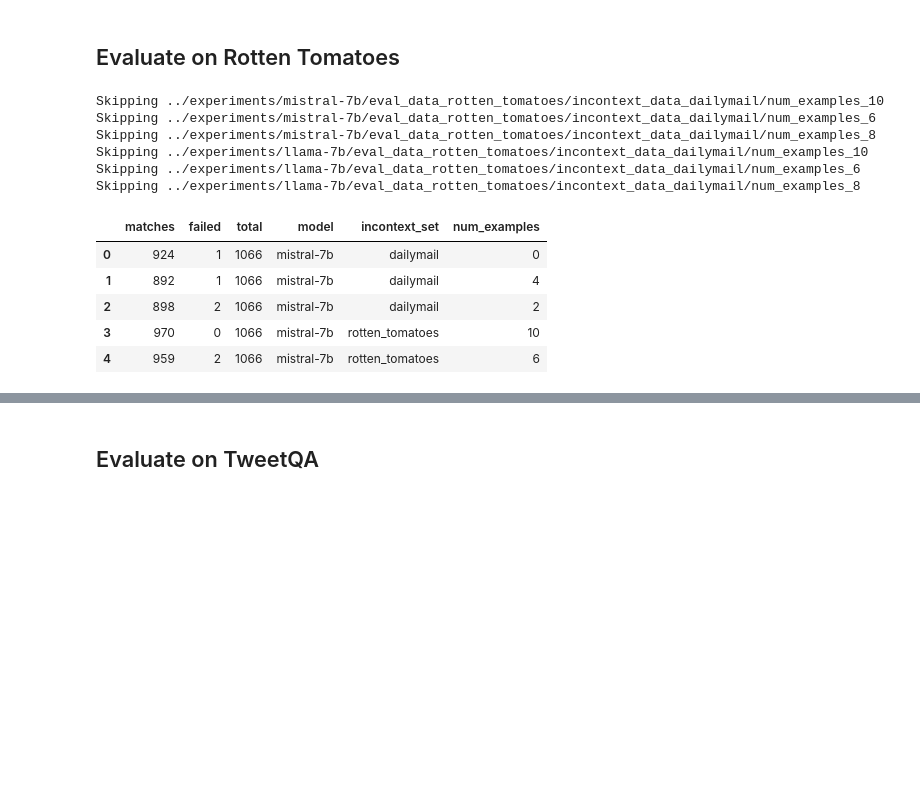
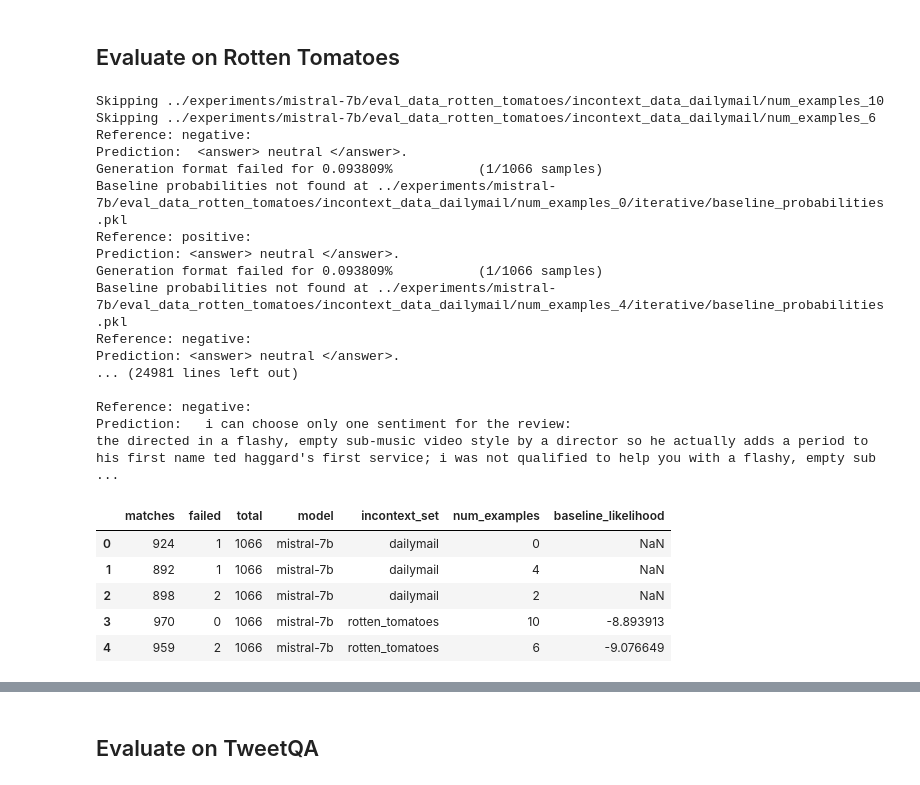
Before and after one commit to ivaxi0s/llm-task-switch, a Jupyter notebook: results/plot_metrics.ipynb, the cells around one changed output, grey strips where cells are left out. Saved outputs shown, nothing was run; the diff lists cells and outputs as text; code cells hidden in the pictures; blank space fills up the shorter version.

```diff
--- a/results/plot_metrics.ipynb
+++ b/results/plot_metrics.ipynb
@@ -335,19 +348,30 @@ plot_df_metrics(
 # %%
 rt = RottenTomatoesDataLoader()
 rt_reference_data = rt.load_test_reference()
-rt_results = get_results_for_evalset("rotten_tomatoes", rt_reference_data, use_cached=True)
+rt_results = get_results_for_evalset("rotten_tomatoes", rt_reference_data, use_cached=False)
 rt_results_df = pd.DataFrame.from_records(rt_results)
 rt_results_df.head()
 # %% [output]
 Skipping ../experiments/mistral-7b/eval_data_rotten_tomatoes/incontext_data_dailymail/num_examples_10
 Skipping ../experiments/mistral-7b/eval_data_rotten_tomatoes/incontext_data_dailymail/num_examples_6
-Skipping ../experiments/mistral-7b/eval_data_rotten_tomatoes/incontext_data_dailymail/num_examples_8
-Skipping ../experiments/llama-7b/eval_data_rotten_tomatoes/incontext_data_dailymail/num_examples_10
-Skipping ../experiments/llama-7b/eval_data_rotten_tomatoes/incontext_data_dailymail/num_examples_6
-Skipping ../experiments/llama-7b/eval_data_rotten_tomatoes/incontext_data_dailymail/num_examples_8
+Reference: negative:
+Prediction:  <answer> neutral </answer>.
+Generation format failed for 0.093809%           (1/1066 samples)
+Baseline probabilities not found at ../experiments/mistral-7b/eval_data_rotten_tomatoes/incontext_data_dailymail/num_examples_0/iterative/baseline_probabilities.pkl
+Reference: positive:
+Prediction: <answer> neutral </answer>.
+Generation format failed for 0.093809%           (1/1066 samples)
+Baseline probabilities not found at ../experiments/mistral-7b/eval_data_rotten_tomatoes/incontext_data_dailymail/num_examples_4/iterative/baseline_probabilities.pkl
+Reference: negative:
+Prediction: <answer> neutral </answer>.
+... (24981 lines left out)
+
+Reference: negative:
+Prediction:   i can choose only one sentiment for the review:
+the directed in a flashy, empty sub-music video style by a director so he actually adds a period to his first name ted haggard's first service; i was not qualified to help you with a flashy, empty sub ...
-|  | matches | failed | total | model | incontext_set | num_examples |
-| 0 | 924 | 1 | 1066 | mistral-7b | dailymail | 0 |
-| 1 | 892 | 1 | 1066 | mistral-7b | dailymail | 4 |
-| 2 | 898 | 2 | 1066 | mistral-7b | dailymail | 2 |
-| 3 | 970 | 0 | 1066 | mistral-7b | rotten_tomatoes | 10 |
-| 4 | 959 | 2 | 1066 | mistral-7b | rotten_tomatoes | 6 |
+|  | matches | failed | total | model | incontext_set | num_examples | baseline_likelihood |
+| 0 | 924 | 1 | 1066 | mistral-7b | dailymail | 0 | NaN |
+| 1 | 892 | 1 | 1066 | mistral-7b | dailymail | 4 | NaN |
+| 2 | 898 | 2 | 1066 | mistral-7b | dailymail | 2 | NaN |
+| 3 | 970 | 0 | 1066 | mistral-7b | rotten_tomatoes | 10 | -8.893913 |
+| 4 | 959 | 2 | 1066 | mistral-7b | rotten_tomatoes | 6 | -9.076649 |
```
Also changed, not shown: parts of 7 cells of this notebook, 6 other files.
